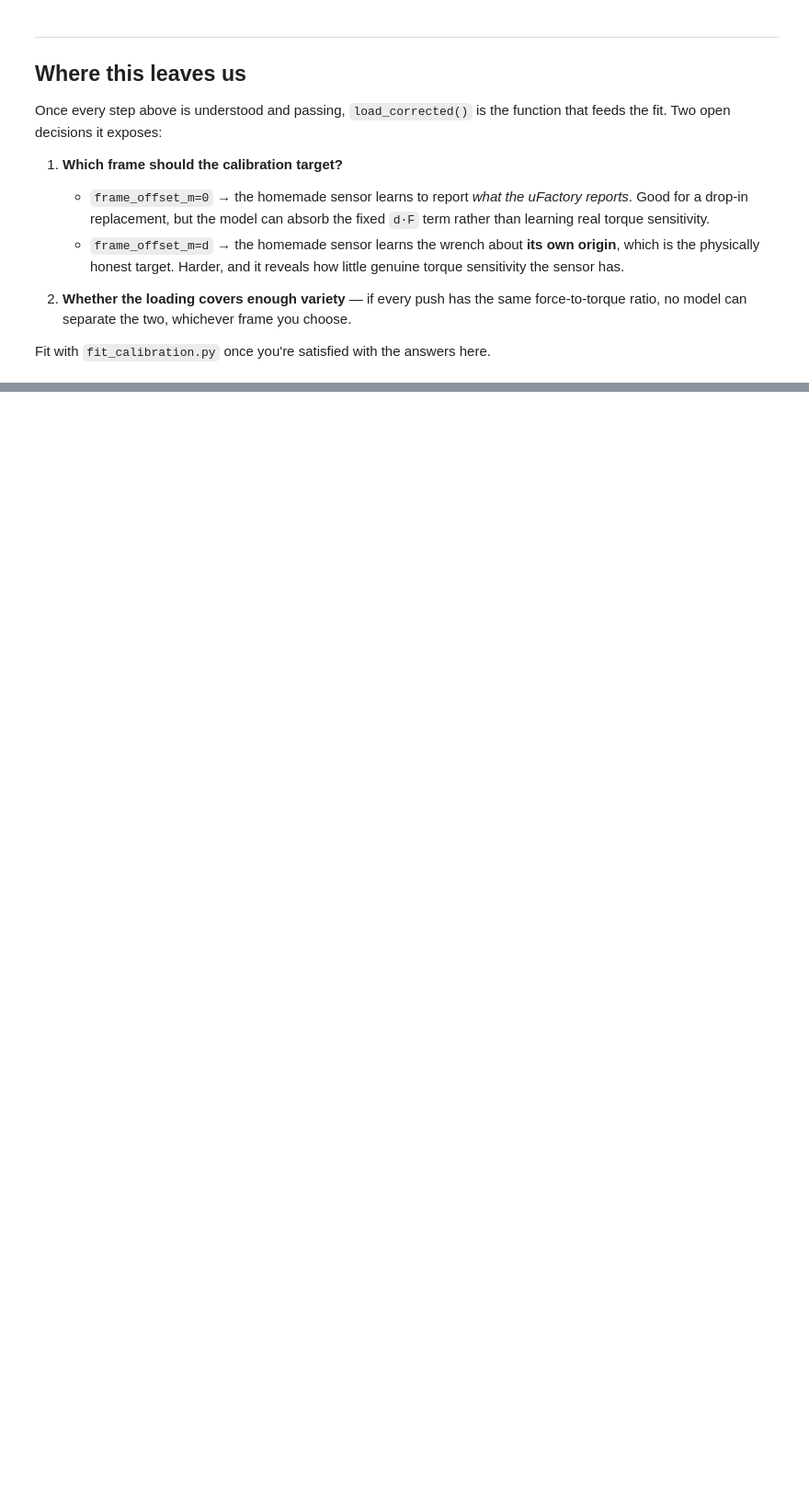
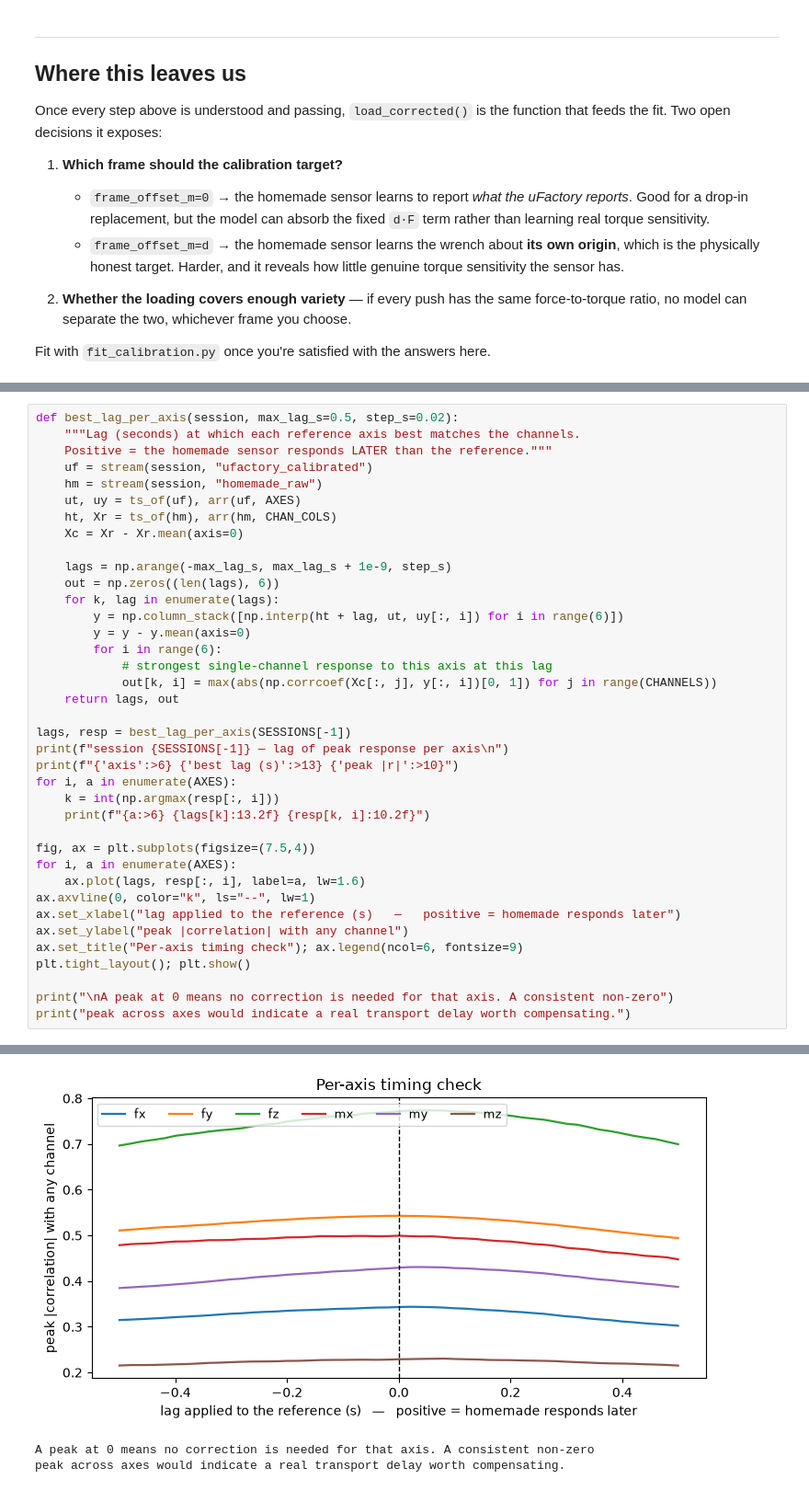
Before and after one commit to armaanbhinderwala-lang/dimos, a Jupyter notebook: dimos/hardware/sensors/force_torque/01_inspect_data.ipynb, the cells around one changed output, grey strips where cells are left out. Shown at 92% size. Cells and saved outputs as stored; diff of their text form; blank space fills up the shorter version.

```diff
--- a/dimos/hardware/sensors/force_torque/01_inspect_data.ipynb
+++ b/dimos/hardware/sensors/force_torque/01_inspect_data.ipynb
@@ -327,0 +630,39 @@ Fit with `fit_calibration.py` once you're satisfied with the answers here.
+# %%
+def best_lag_per_axis(session, max_lag_s=0.5, step_s=0.02):
+    """Lag (seconds) at which each reference axis best matches the channels.
+    Positive = the homemade sensor responds LATER than the reference."""
+    uf = stream(session, "ufactory_calibrated")
+    hm = stream(session, "homemade_raw")
+    ut, uy = ts_of(uf), arr(uf, AXES)
+    ht, Xr = ts_of(hm), arr(hm, CHAN_COLS)
+    Xc = Xr - Xr.mean(axis=0)
+
+    lags = np.arange(-max_lag_s, max_lag_s + 1e-9, step_s)
+    out = np.zeros((len(lags), 6))
+    for k, lag in enumerate(lags):
+        y = np.column_stack([np.interp(ht + lag, ut, uy[:, i]) for i in range(6)])
+        y = y - y.mean(axis=0)
+        for i in range(6):
+            # strongest single-channel response to this axis at this lag
+            out[k, i] = max(abs(np.corrcoef(Xc[:, j], y[:, i])[0, 1]) for j in range(CHANNELS))
+    return lags, out
+
+lags, resp = best_lag_per_axis(SESSIONS[-1])
+print(f"session {SESSIONS[-1]} — lag of peak response per axis\n")
+print(f"{'axis':>6} {'best lag (s)':>13} {'peak |r|':>10}")
+for i, a in enumerate(AXES):
+    k = int(np.argmax(resp[:, i]))
+    print(f"{a:>6} {lags[k]:13.2f} {resp[k, i]:10.2f}")
+
+fig, ax = plt.subplots(figsize=(7.5,4))
+for i, a in enumerate(AXES):
+    ax.plot(lags, resp[:, i], label=a, lw=1.6)
+ax.axvline(0, color="k", ls="--", lw=1)
+ax.set_xlabel("lag applied to the reference (s)   —   positive = homemade responds later")
+ax.set_ylabel("peak |correlation| with any channel")
+ax.set_title("Per-axis timing check"); ax.legend(ncol=6, fontsize=9)
+plt.tight_layout(); plt.show()
+
+print("\nA peak at 0 means no correction is needed for that axis. A consistent non-zero")
+print("peak across axes would indicate a real transport delay worth compensating.")
+# %% [output]
@@ -327,0 +678,3 @@ Fit with `fit_calibration.py` once you're satisfied with the answers here.
+[figure, added]
+A peak at 0 means no correction is needed for that axis. A consistent non-zero
+peak across axes would indicate a real transport delay worth compensating.
```
Also changed, not shown: parts of 22 cells of this notebook.
